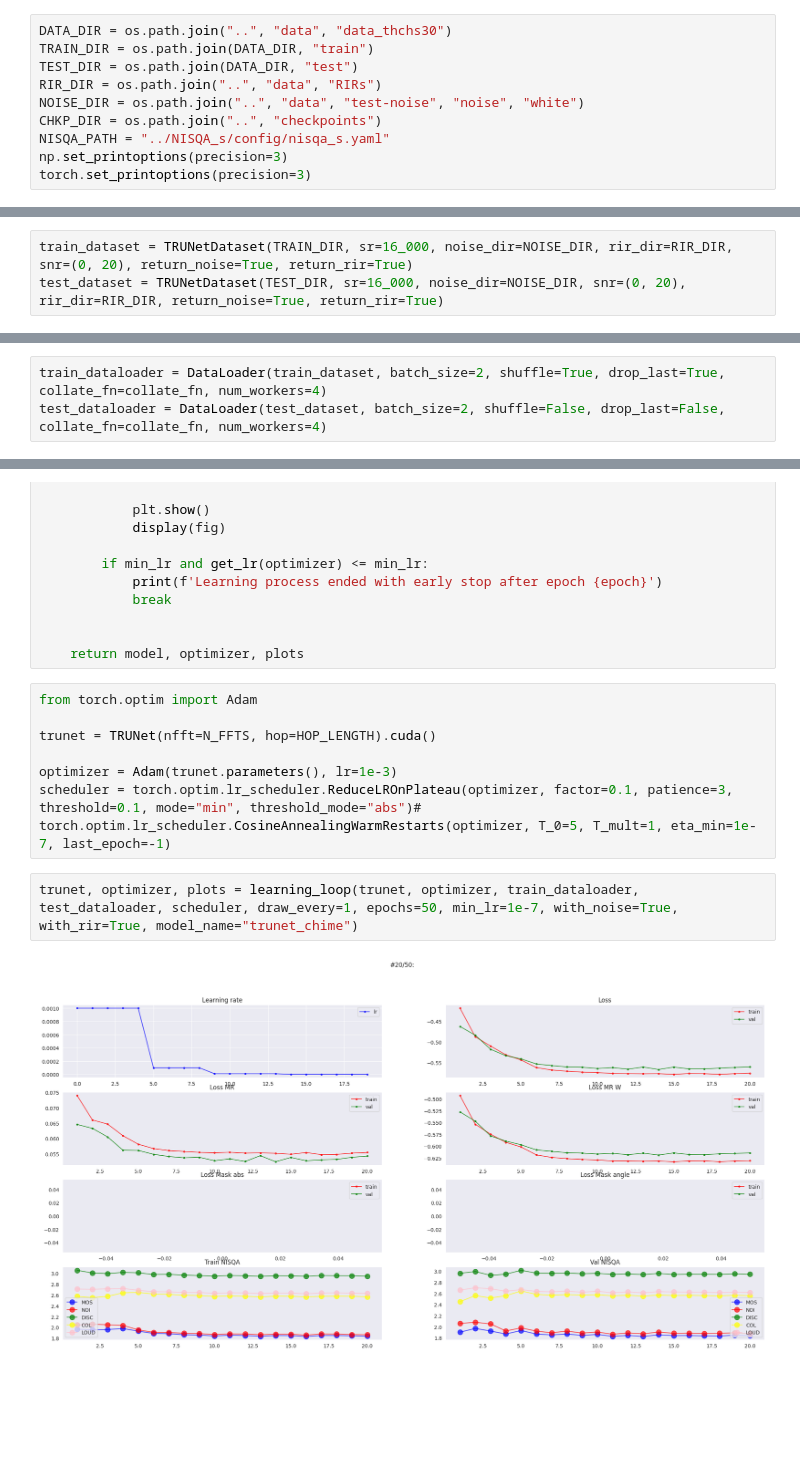
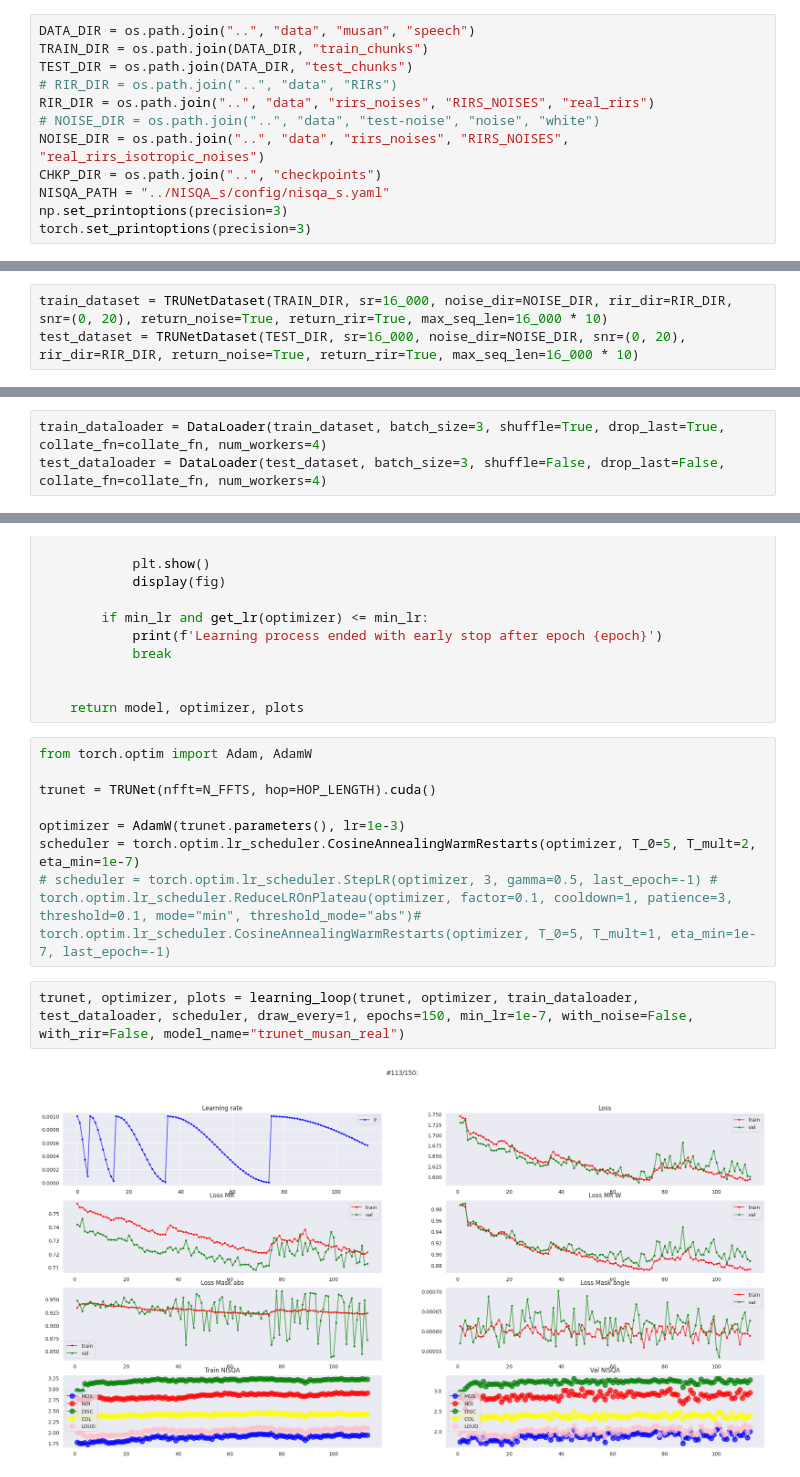
Before and after one commit to ZaharKondaurov/ems_dereverb, a Jupyter notebook: notebooks/train_trunet_full.ipynb, the cells around one changed output, grey strips where cells are left out. Drawn from its saved outputs; the diff is of its cells as text; blank space fills up the shorter version.

```diff
--- a/notebooks/train_trunet_full.ipynb
+++ b/notebooks/train_trunet_full.ipynb
@@ -28,11 +28,13 @@ import seaborn as sns
 
 import warnings
 # %%
-DATA_DIR = os.path.join("..", "data", "data_thchs30")
-TRAIN_DIR = os.path.join(DATA_DIR, "train")
-TEST_DIR = os.path.join(DATA_DIR, "test")
-RIR_DIR = os.path.join("..", "data", "RIRs")
-NOISE_DIR = os.path.join("..", "data", "test-noise", "noise", "white")
+DATA_DIR = os.path.join("..", "data", "musan", "speech")
+TRAIN_DIR = os.path.join(DATA_DIR, "train_chunks")
+TEST_DIR = os.path.join(DATA_DIR, "test_chunks")
+# RIR_DIR = os.path.join("..", "data", "RIRs")
+RIR_DIR = os.path.join("..", "data", "rirs_noises", "RIRS_NOISES", "real_rirs")
+# NOISE_DIR = os.path.join("..", "data", "test-noise", "noise", "white")
+NOISE_DIR = os.path.join("..", "data", "rirs_noises", "RIRS_NOISES", "real_rirs_isotropic_noises")
 CHKP_DIR = os.path.join("..", "checkpoints")
 NISQA_PATH = "../NISQA_s/config/nisqa_s.yaml"
 np.set_printoptions(precision=3)
@@ -66,8 +69,8 @@ nisqa_args["ms_win_length"] = N_FFTS
 # %%
 nisqa, h0_nisqa, c0_nisqa = model_init(nisqa_args)
 # %%
-train_dataset = TRUNetDataset(TRAIN_DIR, sr=16_000, noise_dir=NOISE_DIR, rir_dir=RIR_DIR, snr=(0, 20), return_noise=True, return_rir=True)
-test_dataset = TRUNetDataset(TEST_DIR, sr=16_000, noise_dir=NOISE_DIR, snr=(0, 20), rir_dir=RIR_DIR, return_noise=True, return_rir=True)
+train_dataset = TRUNetDataset(TRAIN_DIR, sr=16_000, noise_dir=NOISE_DIR, rir_dir=RIR_DIR, snr=(0, 20), return_noise=True, return_rir=True, max_seq_len=16_000 * 10)
+test_dataset = TRUNetDataset(TEST_DIR, sr=16_000, noise_dir=NOISE_DIR, snr=(0, 20), rir_dir=RIR_DIR, return_noise=True, return_rir=True, max_seq_len=16_000 * 10)
 # %%
 def vorbis_window(winlen, device="cuda"):
     sq = torch.sin(torch.pi/2*(torch.sin(torch.pi/winlen*(torch.arange(winlen)-0.5))**2)).float()
@@ -151,8 +154,8 @@ def collate_fn(batch):
 
     return input_spec, padded_target, padded_noise, padded_rir, gt_spec
 # %%
-train_dataloader = DataLoader(train_dataset, batch_size=2, shuffle=True, drop_last=True, collate_fn=collate_fn, num_workers=4)
-test_dataloader = DataLoader(test_dataset, batch_size=2, shuffle=False, drop_last=False, collate_fn=collate_fn, num_workers=4)
+train_dataloader = DataLoader(train_dataset, batch_size=3, shuffle=True, drop_last=True, collate_fn=collate_fn, num_workers=4)
+test_dataloader = DataLoader(test_dataset, batch_size=3, shuffle=False, drop_last=False, collate_fn=collate_fn, num_workers=4)
 # %%
 fgru_hidden_size = 64
 tgru_hidden_size = 128
@@ -631,13 +603,14 @@ def learning_loop(
 
     return model, optimizer, plots
 # %%
-from torch.optim import Adam
+from torch.optim import Adam, AdamW
 
 trunet = TRUNet(nfft=N_FFTS, hop=HOP_LENGTH).cuda()
 
-optimizer = Adam(trunet.parameters(), lr=1e-3)
-scheduler = torch.optim.lr_scheduler.ReduceLROnPlateau(optimizer, factor=0.1, patience=3, threshold=0.1, mode="min", threshold_mode="abs")# torch.optim.lr_scheduler.CosineAnnealingWarmRestarts(optimizer, T_0=5, T_mult=1, eta_min=1e-7, last_epoch=-1)
+optimizer = AdamW(trunet.parameters(), lr=1e-3)
+scheduler = torch.optim.lr_scheduler.CosineAnnealingWarmRestarts(optimizer, T_0=5, T_mult=2, eta_min=1e-7)
+# scheduler = torch.optim.lr_scheduler.StepLR(optimizer, 3, gamma=0.5, last_epoch=-1) # torch.optim.lr_scheduler.ReduceLROnPlateau(optimizer, factor=0.1, cooldown=1, patience=3, threshold=0.1, mode="min", threshold_mode="abs")# torch.optim.lr_scheduler.CosineAnnealingWarmRestarts(optimizer, T_0=5, T_mult=1, eta_min=1e-7, last_epoch=-1)
 # %%
-trunet, optimizer, plots = learning_loop(trunet, optimizer, train_dataloader, test_dataloader, scheduler, draw_every=1, epochs=50, min_lr=1e-7, with_noise=True, with_rir=True, model_name="trunet_chime")
+trunet, optimizer, plots = learning_loop(trunet, optimizer, train_dataloader, test_dataloader, scheduler, draw_every=1, epochs=150, min_lr=1e-7, with_noise=False, with_rir=False, model_name="trunet_musan_real")
 # %% [output]
-[figure, old version]
+[figure, new version]
```
Also changed, not shown: parts of 5 cells of this notebook, 14 other files.
